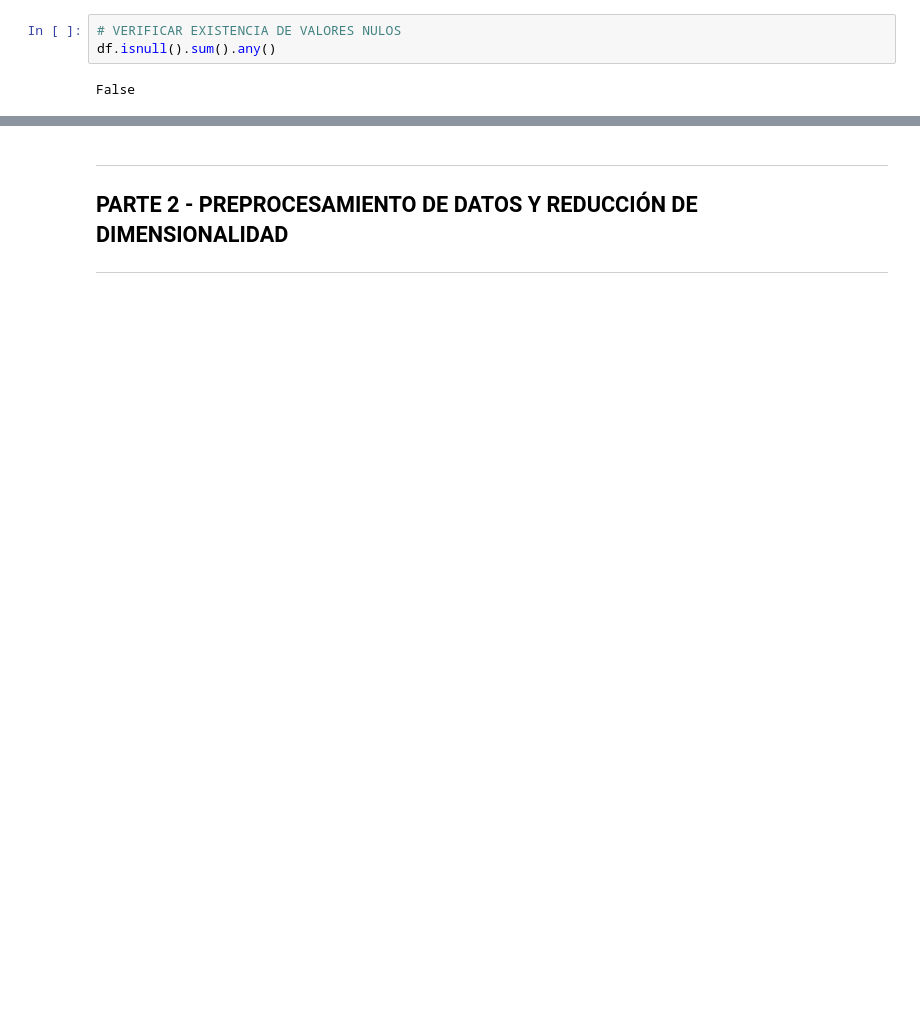
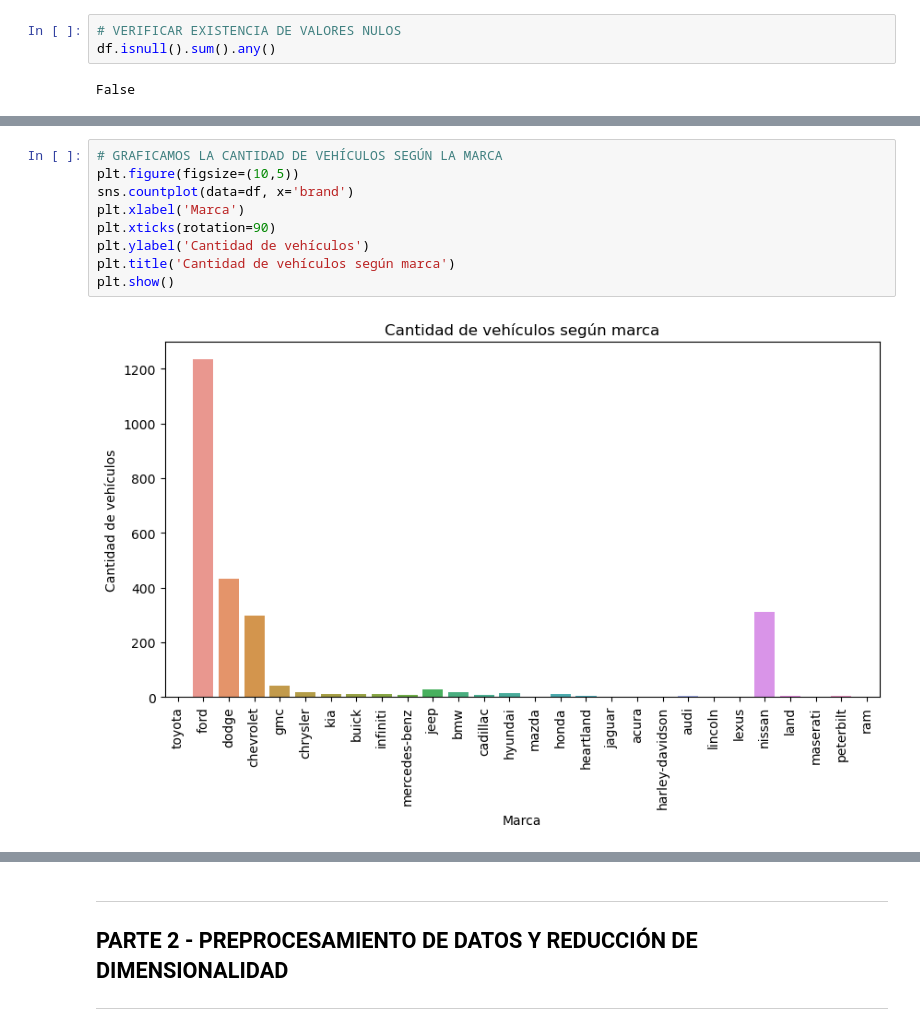
Before and after one commit to J-SALGADOM/IIA_Proyecto, a Jupyter notebook: IIA_Proyecto_Codigo.ipynb, the cells around one changed output, grey strips where cells are left out. Saved outputs shown, nothing was run; the diff lists cells and outputs as text; blank space fills up the shorter version.

```diff
--- a/IIA_Proyecto_Codigo.ipynb
+++ b/IIA_Proyecto_Codigo.ipynb
@@ -115,0 +103,11 @@ plt.show
+# %%
+# GRAFICAMOS LA CANTIDAD DE VEHÍCULOS SEGÚN LA MARCA
+plt.figure(figsize=(10,5))
+sns.countplot(data=df, x='brand')
+plt.xlabel('Marca')
+plt.xticks(rotation=90)
+plt.ylabel('Cantidad de vehículos')
+plt.title('Cantidad de vehículos según marca')
+plt.show()
+# %% [output]
+[figure, added]
```
Also changed, not shown: parts of 9 cells of this notebook.
